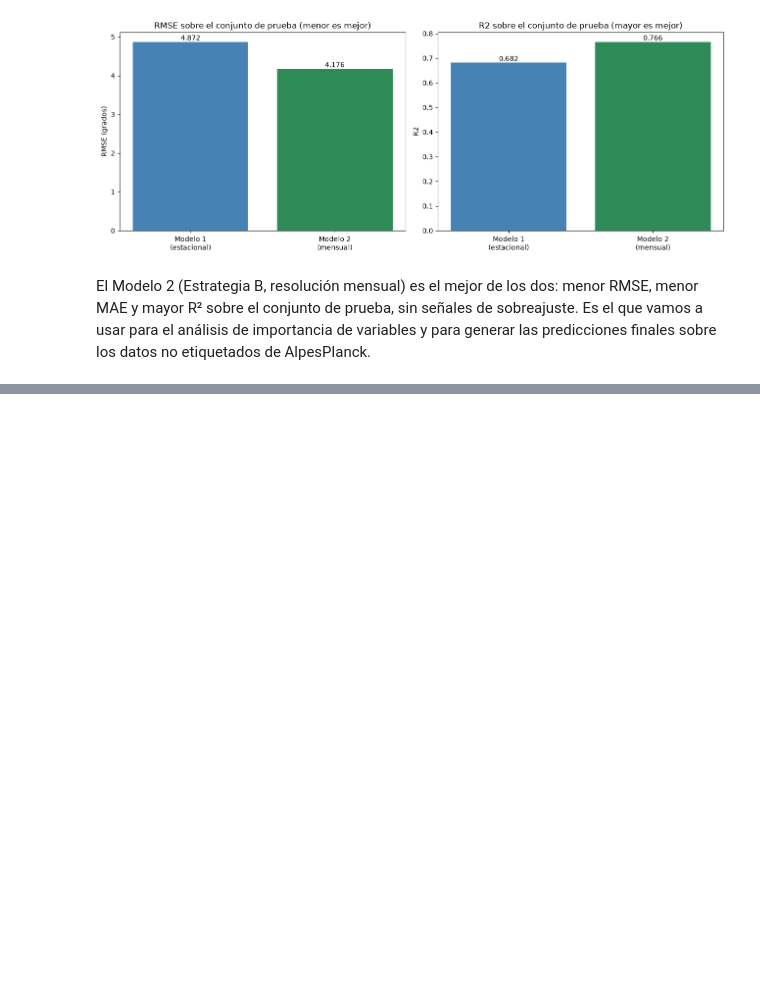
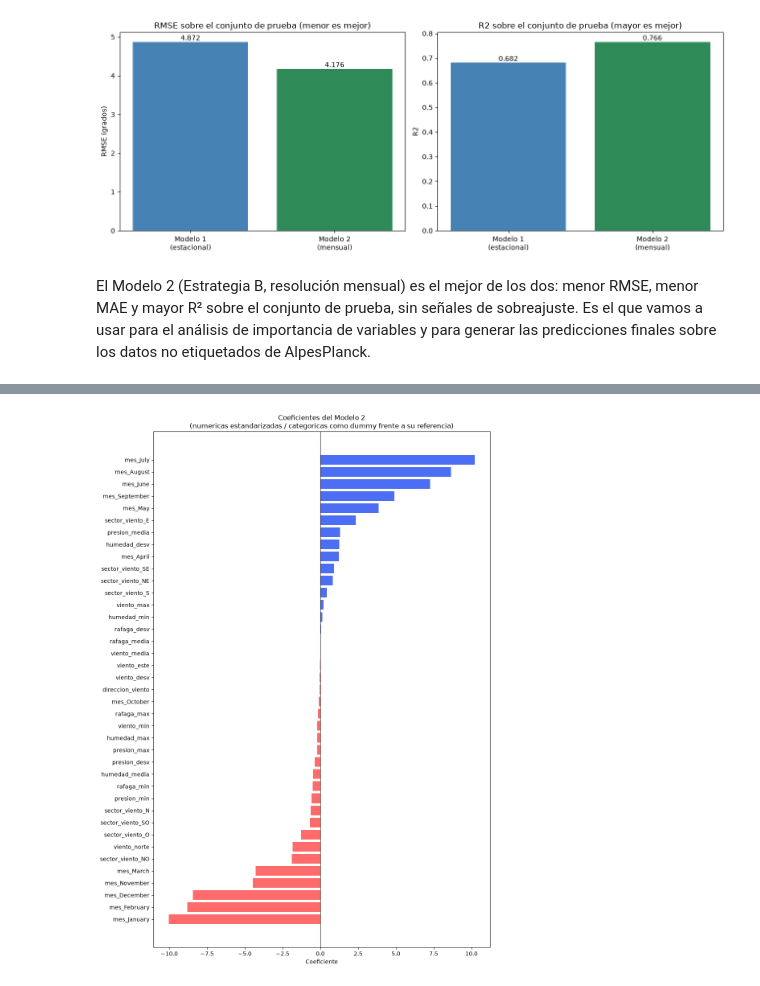
Before and after one commit to Jscovino/Lab-1-Aprendizaje-M-quina---Grupo-60, a Jupyter notebook: Lab1_Desarrollo.ipynb, the cells around one changed output, grey strips where cells are left out. Cells and saved outputs as stored; diff of their text form; code cells hidden in the pictures; blank space fills up the shorter version.

```diff
--- a/Lab1_Desarrollo.ipynb
+++ b/Lab1_Desarrollo.ipynb
@@ -2239,0 +2367,12 @@ El Modelo 2 (Estrategia B, resolución mensual) es el mejor de los dos: menor RM
+# %%
+nombres_modelo2 = [n.replace('num__', '').replace('cat__', '') for n in nombres_B]
+
+coef_df = pd.DataFrame({
+    'Variable': nombres_modelo2,
+    'Coeficiente': regresion_B.coef_
+})
+
+print(f"Intercepto: {regresion_B.intercept_:.4f}")
+print(f"Numero de coeficientes: {len(coef_df)}")
+print()
+print(coef_df.to_string(index=False))
@@ -2239,0 +2657,13 @@ El Modelo 2 (Estrategia B, resolución mensual) es el mejor de los dos: menor RM
+# %%
+coef_sorted = coef_df.sort_values('Coeficiente')
+colores_barras = ['#FF6B6B' if c < 0 else '#4C6EF5' for c in coef_sorted['Coeficiente']]
+
+plt.figure(figsize=(10, 14))
+plt.barh(coef_sorted['Variable'], coef_sorted['Coeficiente'], color=colores_barras)
+plt.axvline(0, color='black', linewidth=0.8)
+plt.xlabel('Coeficiente')
+plt.title('Coeficientes del Modelo 2\n(numericas estandarizadas / categoricas como dummy frente a su referencia)')
+plt.tight_layout()
+plt.show()
+# %% [output]
+[figure, added]
```
Also changed, not shown: parts of 46 cells of this notebook.
